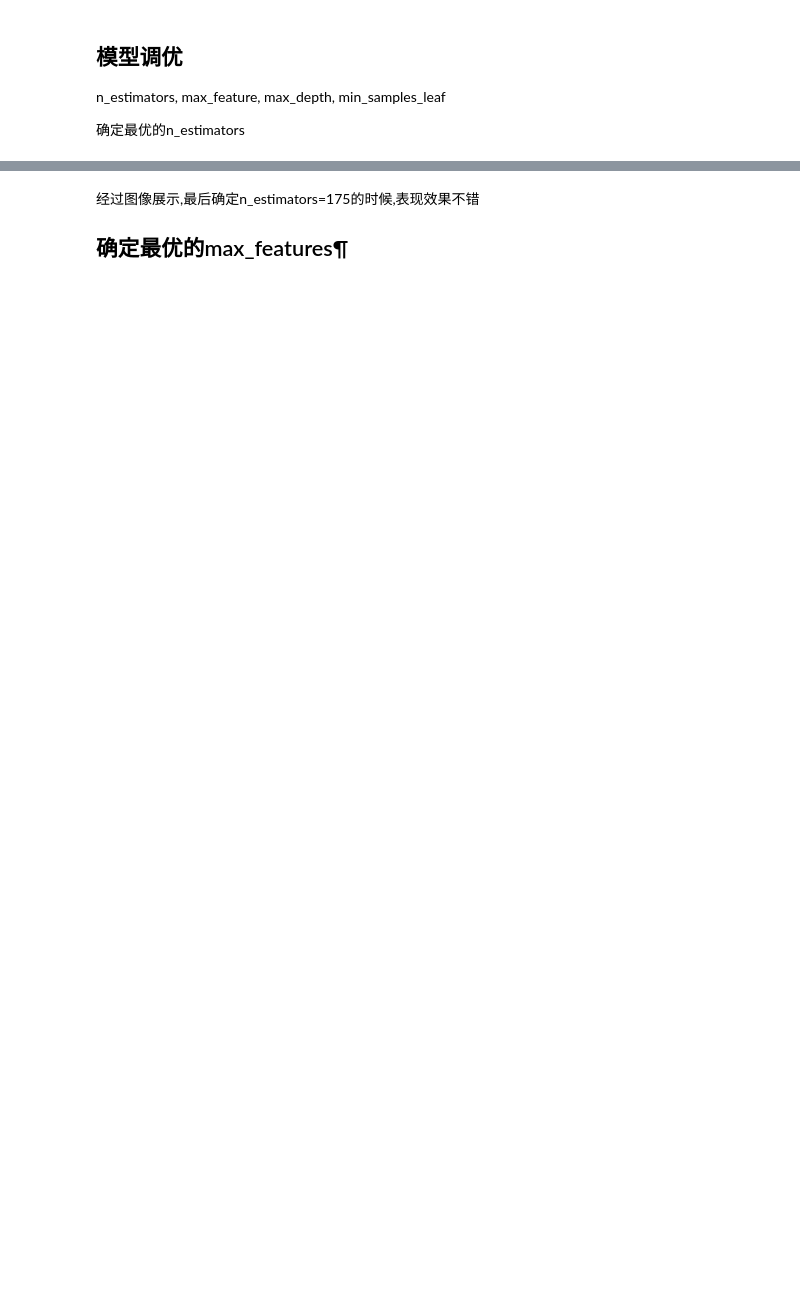
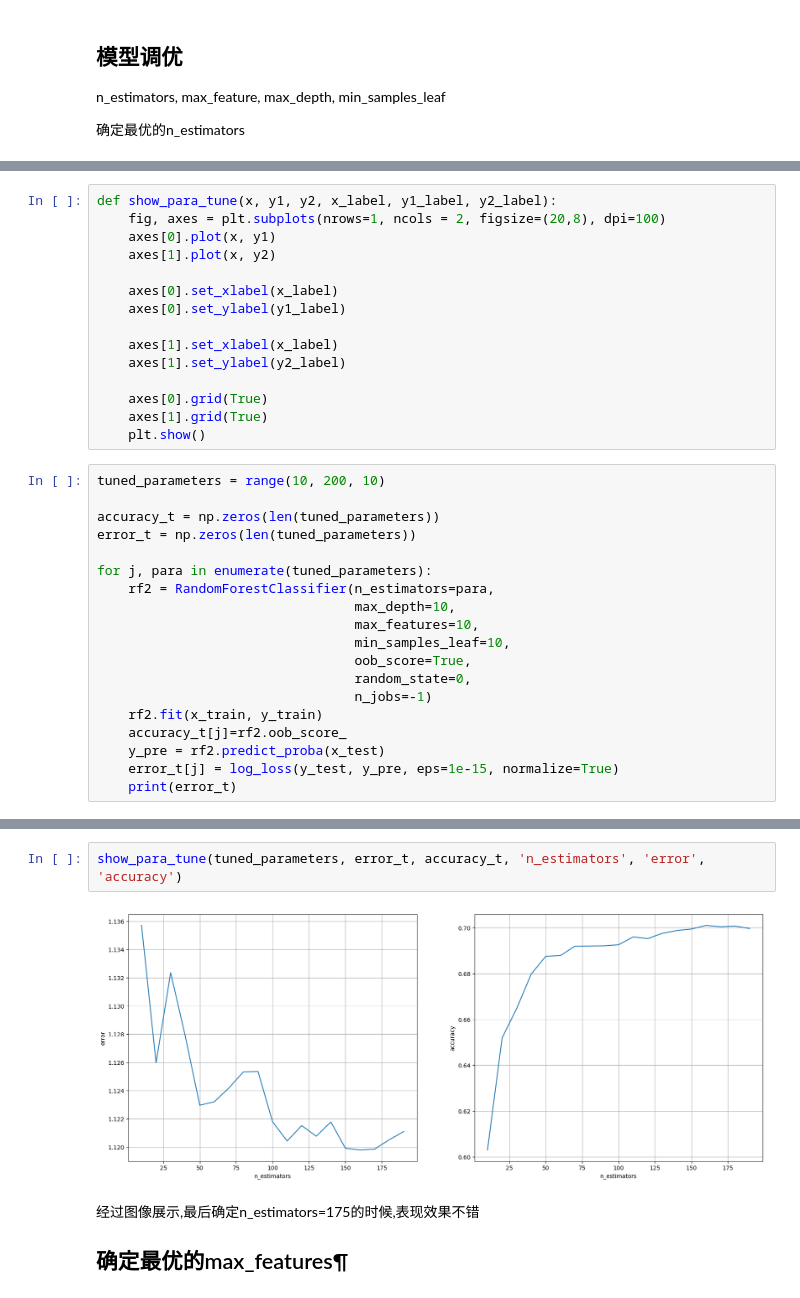
Before and after one commit to zhangcj5131/AI_teaching, a Jupyter notebook: machine learning/test.ipynb, the cells around one changed output, grey strips where cells are left out. Saved outputs shown, nothing was run; the diff lists cells and outputs as text; blank space fills up the shorter version.

```diff
--- a/machine learning/test.ipynb
+++ b/machine learning/test.ipynb
@@ -221,0 +233,34 @@ n_estimators, max_feature, max_depth, min_samples_leaf
+# %%
+def show_para_tune(x, y1, y2, x_label, y1_label, y2_label):
+    fig, axes = plt.subplots(nrows=1, ncols = 2, figsize=(20,8), dpi=100)
+    axes[0].plot(x, y1)
+    axes[1].plot(x, y2)
+
+    axes[0].set_xlabel(x_label)
+    axes[0].set_ylabel(y1_label)
+
+    axes[1].set_xlabel(x_label)
+    axes[1].set_ylabel(y2_label)
+
+    axes[0].grid(True)
+    axes[1].grid(True)
+    plt.show()
+# %%
+tuned_parameters = range(10, 200, 10)
+
+accuracy_t = np.zeros(len(tuned_parameters))
+error_t = np.zeros(len(tuned_parameters))
+
+for j, para in enumerate(tuned_parameters):
+    rf2 = RandomForestClassifier(n_estimators=para,
+                                 max_depth=10,
+                                 max_features=10,
+                                 min_samples_leaf=10,
+                                 oob_score=True,
+                                 random_state=0,
+                                 n_jobs=-1)
+    rf2.fit(x_train, y_train)
+    accuracy_t[j]=rf2.oob_score_
+    y_pre = rf2.predict_proba(x_test)
+    error_t[j] = log_loss(y_test, y_pre, eps=1e-15, normalize=True)
+    print(error_t)
@@ -222,3 +285,7 @@ n_estimators, max_feature, max_depth, min_samples_leaf
+# %%
+show_para_tune(tuned_parameters, error_t, accuracy_t, 'n_estimators', 'error', 'accuracy')
+# %% [output]
+[figure, added]
 # %% [markdown]
 经过图像展示,最后确定n_estimators=175的时候,表现效果不错
 
```
Also changed, not shown: parts of 86 cells of this notebook, 4 other files.
